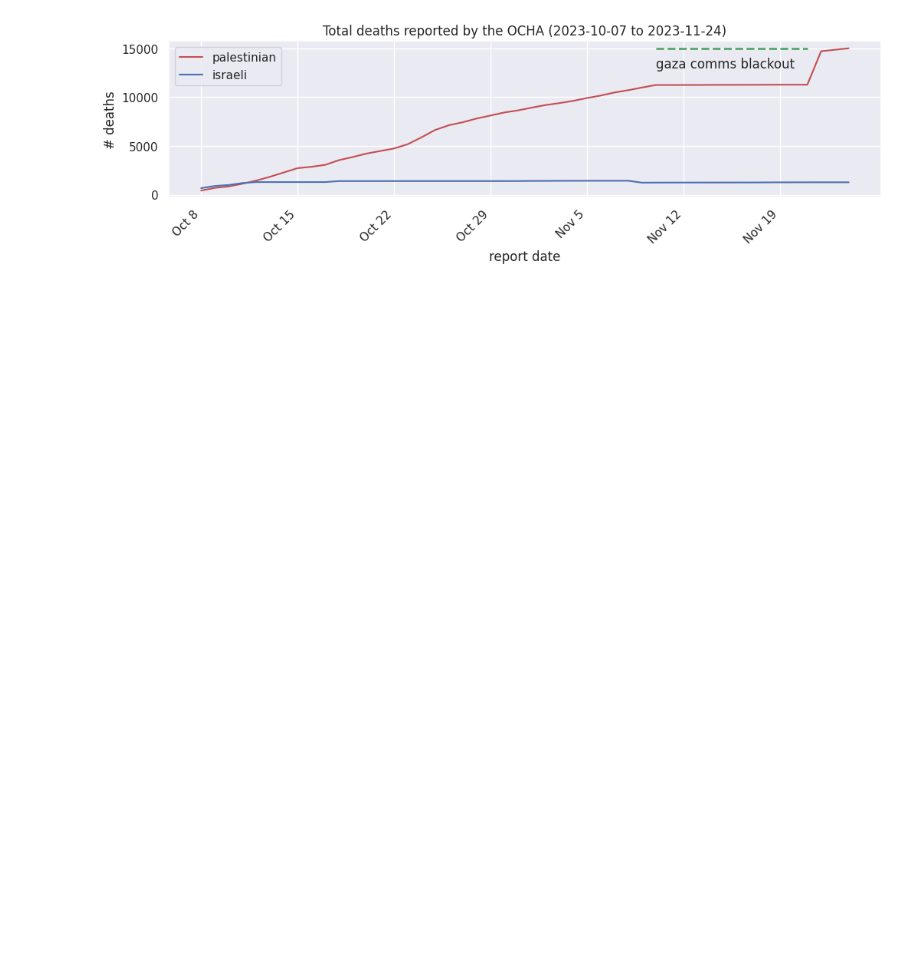
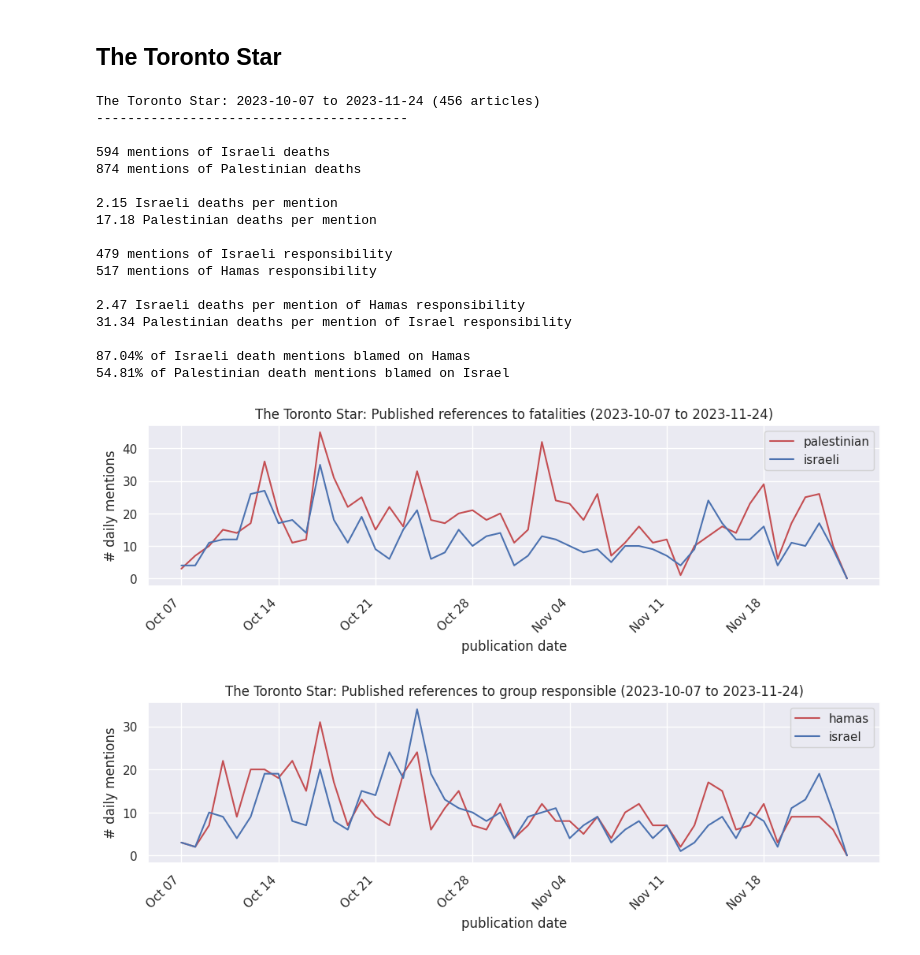
Before and after one commit to bncuthbert/breach-gaza-coverage, a Jupyter notebook: results.ipynb, the cells around one changed output. Drawn from its saved outputs; the diff is of its cells as text; code cells hidden in the pictures; blank space fills up the shorter version.

```diff
--- a/results.ipynb
+++ b/results.ipynb
@@ -230,23 +179,33 @@ The National Post: 2023-10-07 to 2023-11-24 (427 articles)
-# %%
-ocha_plot = ocha[['pal_total', 'isr_total']]
-ocha_plot = ocha_plot.rename(columns={'pal_total': 'palestinian',
-                                      'isr_total': 'israeli'})
-
-fig, ax = plt.subplots(figsize=(12, 3))
-sns.lineplot(ocha_plot, ax=ax, palette=palette, dashes=False)
-
-ax.set_title(f'Total deaths reported by the OCHA ({date_range[0]} to {date_range[1]})')
-ax.set_ylabel('# deaths')
-ax.set_xlabel('report date')
-ax.set_xticks(ocha_plot.index[::7])
-ax.set_xticklabels(['Oct 8', 'Oct 15', 'Oct 22', 'Oct 29', 'Nov 5', 'Nov 12', 'Nov 19'])
-fig.autofmt_xdate(rotation=45)
-
-ax.hlines(15000, 33, 44, linestyles='--', colors='g', linewidth=2)
-ax.text(33, 13050, 'gaza comms blackout')
-
-plt.show()
-
-fig.savefig('figures/ocha_deaths.png', dpi=800)
-# %% [output]
-[figure, removed]
+# %% [markdown]
+## The Toronto Star
+# %%
+publication_name = 'The Toronto Star'
+star_deaths, star_blame = count_mentions(star, publication_name=publication_name, date_range=date_range)
+
+title = f'{publication_name}: Published references to fatalities ({date_range[0]} to {date_range[1]})'
+fig, ax = plot_daily_mentions(star_deaths['palestinian'], star_deaths['israeli'], legend=['palestinian', 'israeli'], title=title)
+fig.savefig('figures/star_death_mentions.png', dpi=800)
+
+title = f'{publication_name}: Published references to group responsible ({date_range[0]} to {date_range[1]})'
+fig, ax = plot_daily_mentions(star_blame['hamas'], star_blame['israel'], legend=['hamas', 'israel'], title=title)
+fig.savefig('figures/star_blame_mentions.png', dpi=800)
+# %% [output]
+The Toronto Star: 2023-10-07 to 2023-11-24 (456 articles)
+----------------------------------------
+
+594 mentions of Israeli deaths
+874 mentions of Palestinian deaths
+
+2.15 Israeli deaths per mention
+17.18 Palestinian deaths per mention
+
+479 mentions of Israeli responsibility
+517 mentions of Hamas responsibility
+
+2.47 Israeli deaths per mention of Hamas responsibility
+31.34 Palestinian deaths per mention of Israel responsibility
+
+87.04% of Israeli death mentions blamed on Hamas
+54.81% of Palestinian death mentions blamed on Israel
+[figure, added]
+[figure, added]
```
Also changed, not shown: parts of 20 cells of this notebook, 7 other files.
